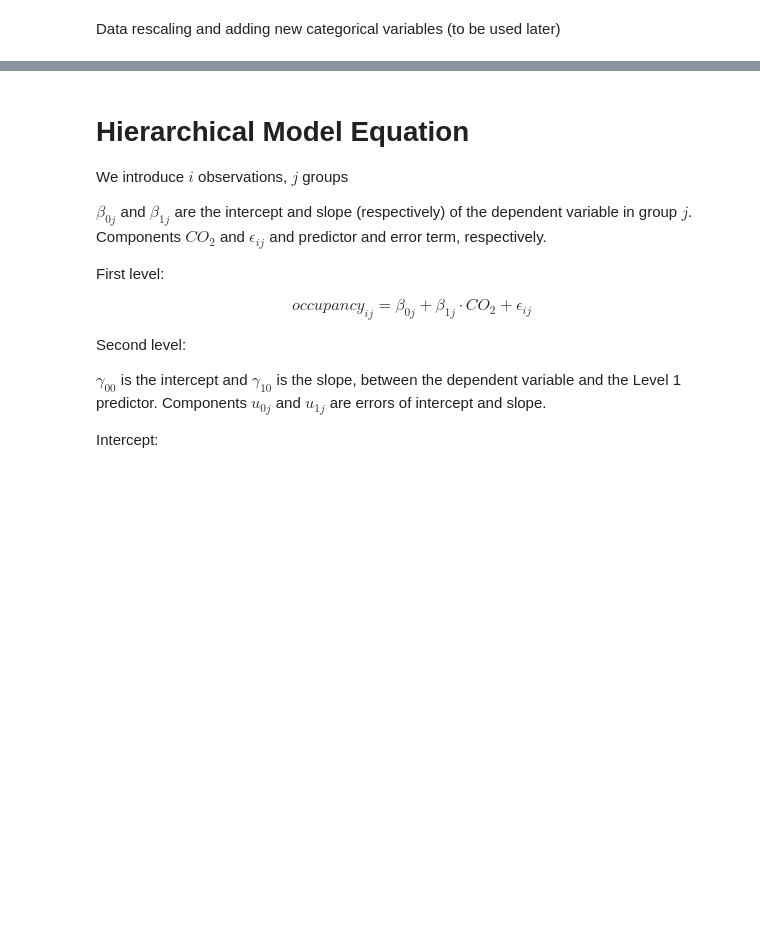
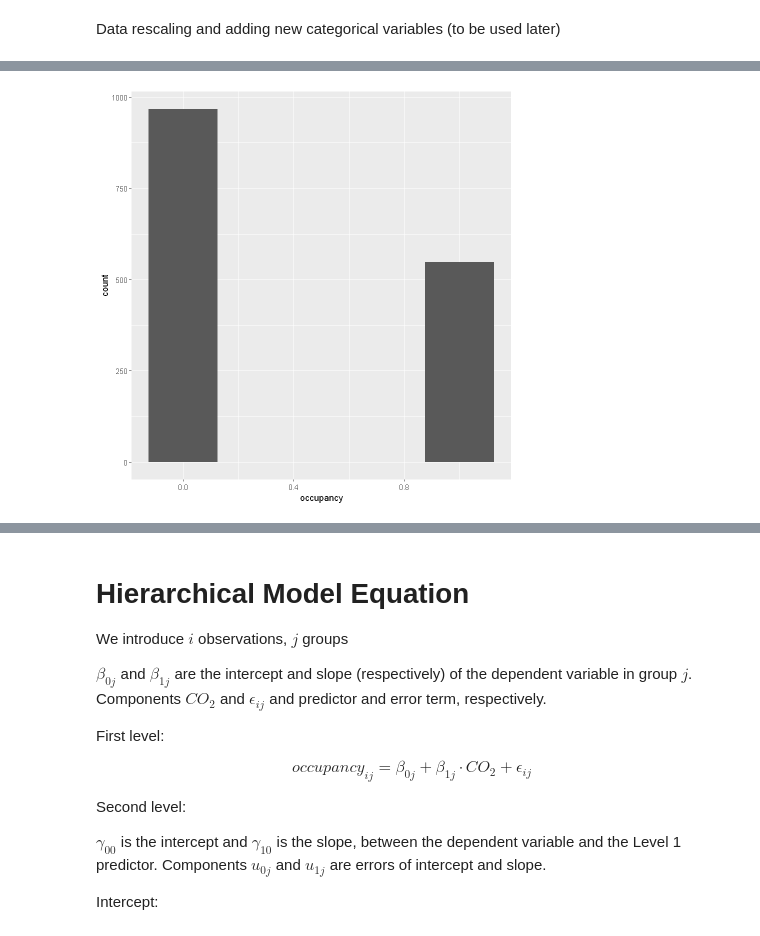
Before and after one commit to mmikos/SmartBuldings, a Jupyter notebook: Hierarchical models/Hierarchical models.ipynb, the cells around one changed output, grey strips where cells are left out. Drawn from its saved outputs; the diff is of its cells as text; code cells hidden in the pictures; blank space fills up the shorter version.

```diff
--- a/Hierarchical models/Hierarchical models.ipynb
+++ b/Hierarchical models/Hierarchical models.ipynb
@@ -112,0 +117,4 @@ co2.rescald -0.149
+# %%
+data_binary = read.csv("data_co2_occ_bin_filtered_30.csv")
+
+colnames(data_binary)[colnames(data_binary) == 'sensor_name'] <- 'room'
@@ -112,0 +133,10 @@ co2.rescald -0.149
+# %%
+data_binary$co2.rescaled <- rescale(data_binary$co2)
+
+data_binary$day_of_week <- factor(weekdays(as.Date(data_binary$X)))
+
+data_binary$time_cat <- cut(x=hour(data_binary$X), breaks = breaks, labels = labels, include.lowest=TRUE)
+# %%
+ggplot(data_binary, aes(x = occupancy)) + geom_histogram(bins=5)
+# %% [output]
+[figure, added]
```
Also changed, not shown: parts of 80 cells of this notebook, 23 other files.
